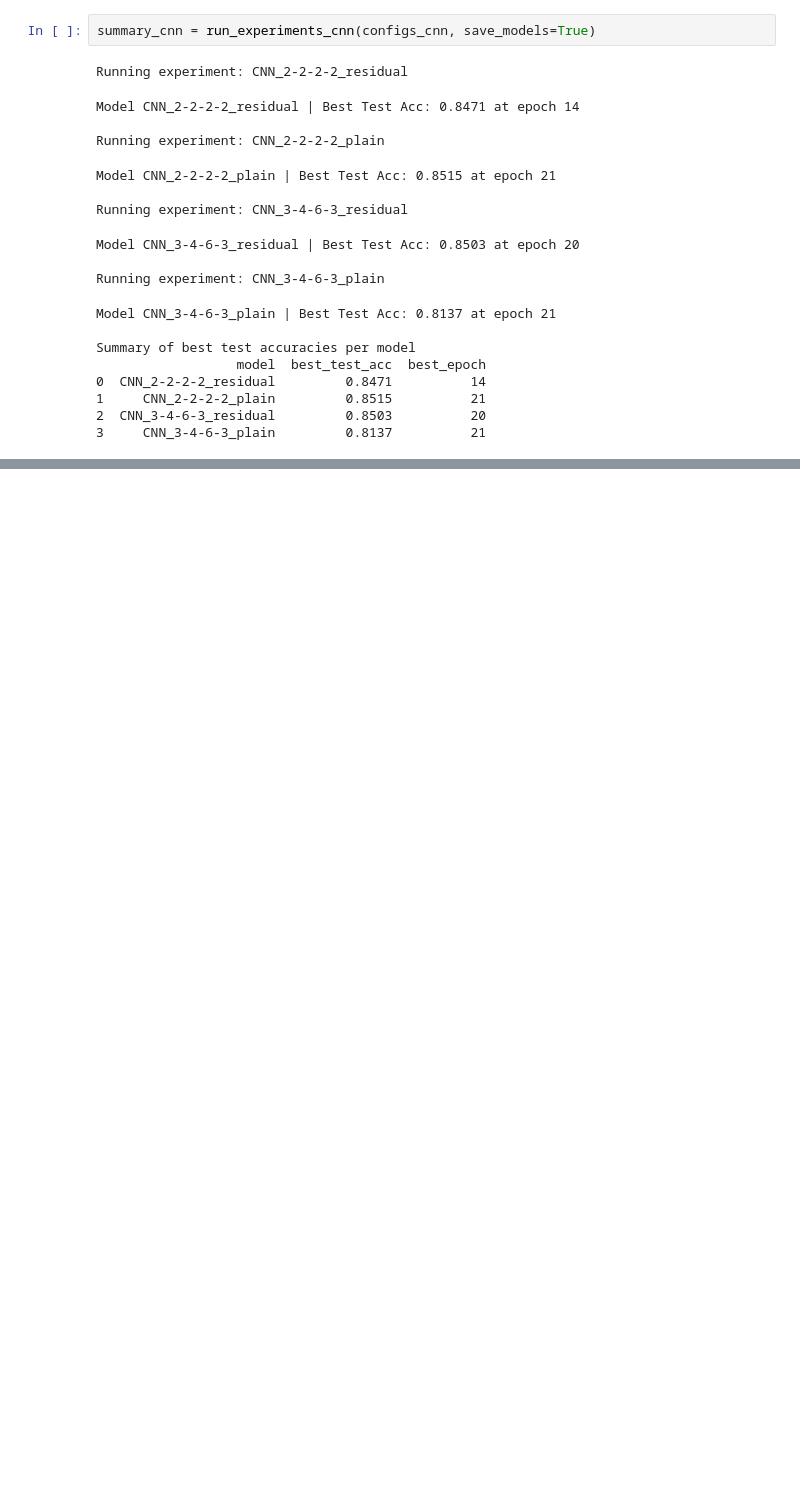
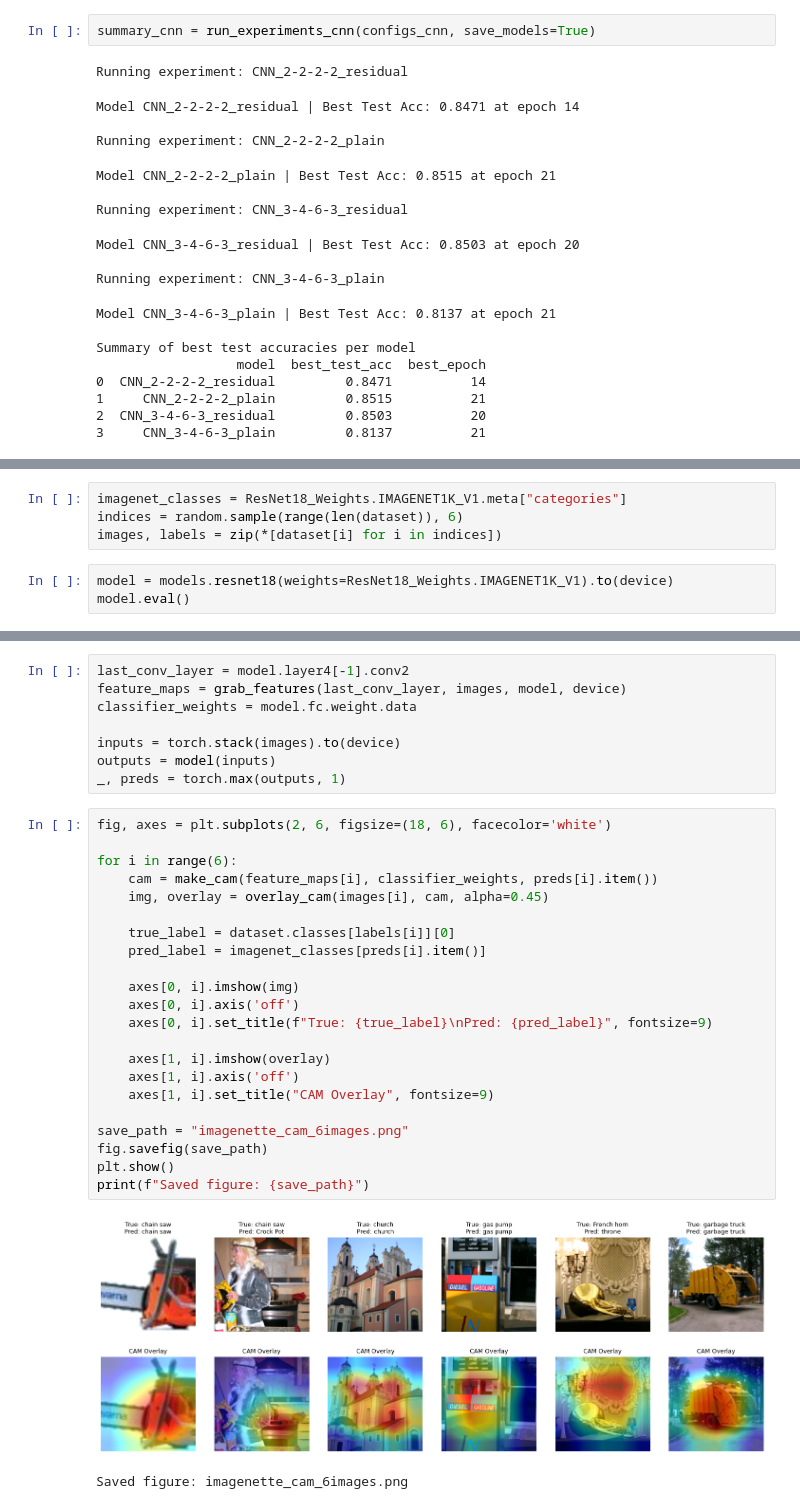
Before and after one commit to fbizza/deep-learning-applications, a Jupyter notebook: lab_1/lab_1.ipynb, the cells around one changed output, grey strips where cells are left out. Cells and saved outputs as stored; diff of their text form; blank space fills up the shorter version.

```diff
--- a/lab_1/lab_1.ipynb
+++ b/lab_1/lab_1.ipynb
@@ -714,0 +762,7 @@ Use your CNN implementation to demonstrate how your trained CNN *attends* to spe
+# %%
+imagenet_classes = ResNet18_Weights.IMAGENET1K_V1.meta["categories"]
+indices = random.sample(range(len(dataset)), 6)
+images, labels = zip(*[dataset[i] for i in indices])
+# %%
+model = models.resnet18(weights=ResNet18_Weights.IMAGENET1K_V1).to(device)
+model.eval()
@@ -714,0 +787,33 @@ Use your CNN implementation to demonstrate how your trained CNN *attends* to spe
+# %%
+last_conv_layer = model.layer4[-1].conv2
+feature_maps = grab_features(last_conv_layer, images, model, device)
+classifier_weights = model.fc.weight.data
+
+inputs = torch.stack(images).to(device)
+outputs = model(inputs)
+_, preds = torch.max(outputs, 1)
+# %%
+fig, axes = plt.subplots(2, 6, figsize=(18, 6), facecolor='white')
+
+for i in range(6):
+    cam = make_cam(feature_maps[i], classifier_weights, preds[i].item())
+    img, overlay = overlay_cam(images[i], cam, alpha=0.45)
+
+    true_label = dataset.classes[labels[i]][0]
+    pred_label = imagenet_classes[preds[i].item()]
+
+    axes[0, i].imshow(img)
+    axes[0, i].axis('off')
+    axes[0, i].set_title(f"True: {true_label}\nPred: {pred_label}", fontsize=9)
+
+    axes[1, i].imshow(overlay)
+    axes[1, i].axis('off')
+    axes[1, i].set_title("CAM Overlay", fontsize=9)
+
+save_path = "imagenette_cam_6images.png"
+fig.savefig(save_path)
+plt.show()
+print(f"Saved figure: {save_path}")
+# %% [output]
+[figure, added]
+Saved figure: imagenette_cam_6images.png
```
Also changed, not shown: parts of 17 cells of this notebook.
